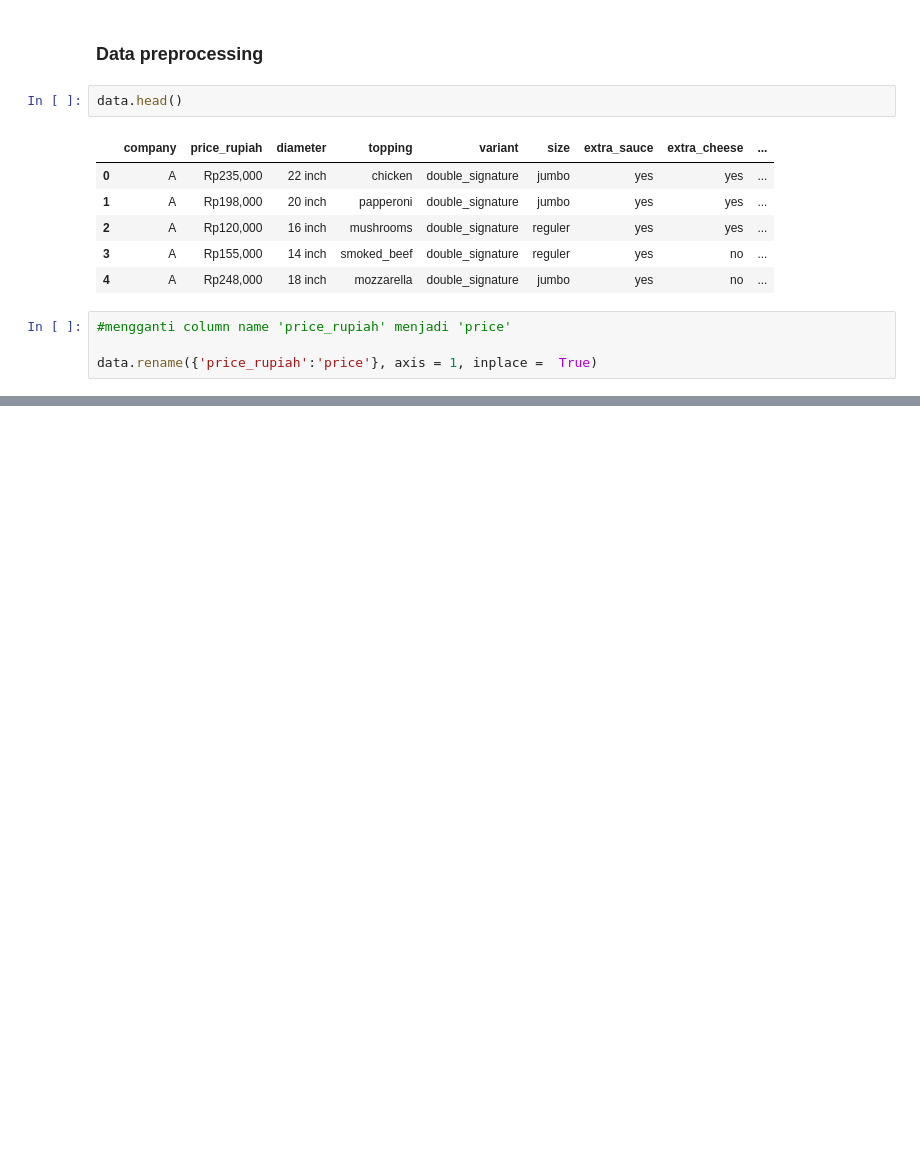
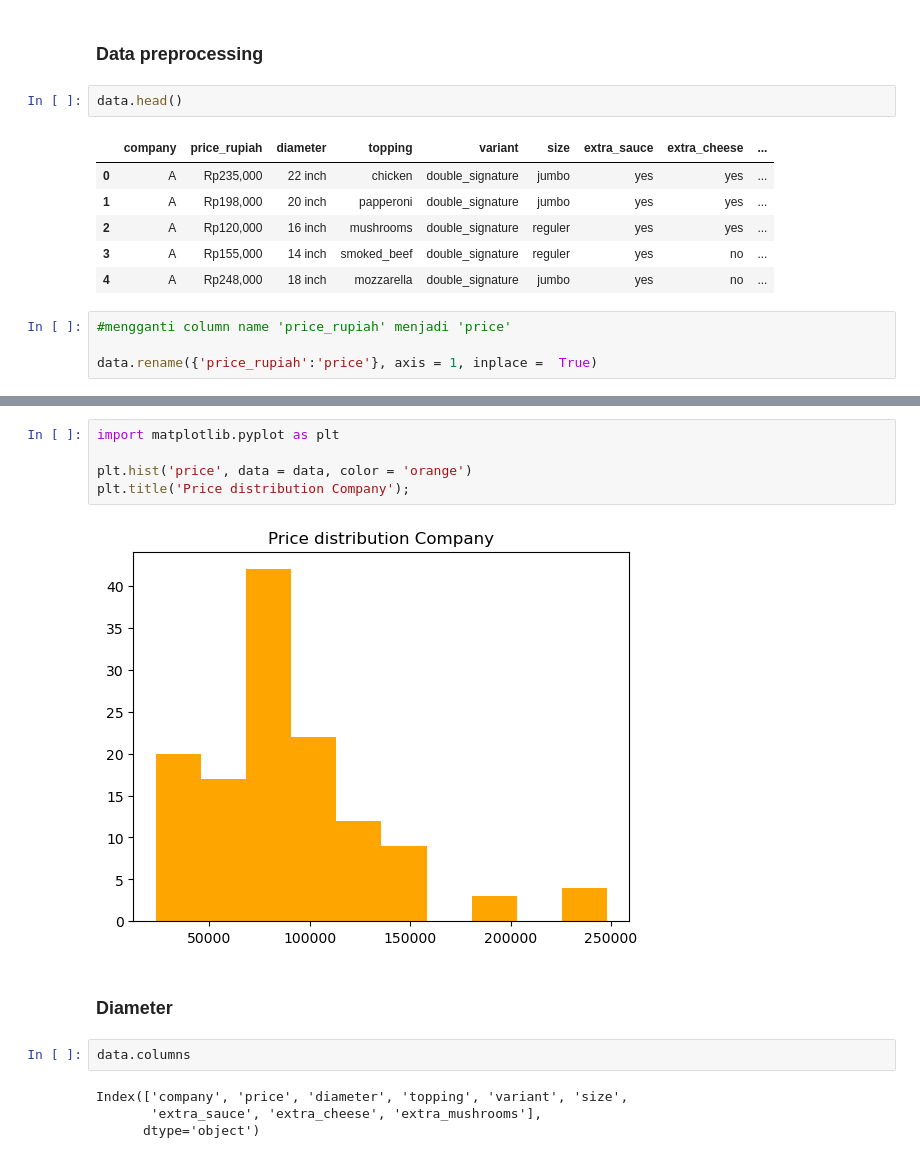
Before and after one commit to Edy-Mochamad/Machine_Learning_project-Pizza_price_Prediction, a Jupyter notebook: notebook.ipynb, the cells around one changed output, grey strips where cells are left out. Cells and saved outputs as stored; diff of their text form; blank space fills up the shorter version.

```diff
--- a/notebook.ipynb
+++ b/notebook.ipynb
@@ -120,0 +158,15 @@ memory usage: 9.3+ KB
+# %%
+import matplotlib.pyplot as plt
+
+plt.hist('price', data = data, color = 'orange')
+plt.title('Price distribution Company');
+# %% [output]
+[figure, added]
+# %% [markdown]
+### **Diameter**
+# %%
+data.columns
+# %% [output]
+Index(['company', 'price', 'diameter', 'topping', 'variant', 'size',
+       'extra_sauce', 'extra_cheese', 'extra_mushrooms'],
+      dtype='object')
```
Also changed, not shown: parts of 18 cells of this notebook.
